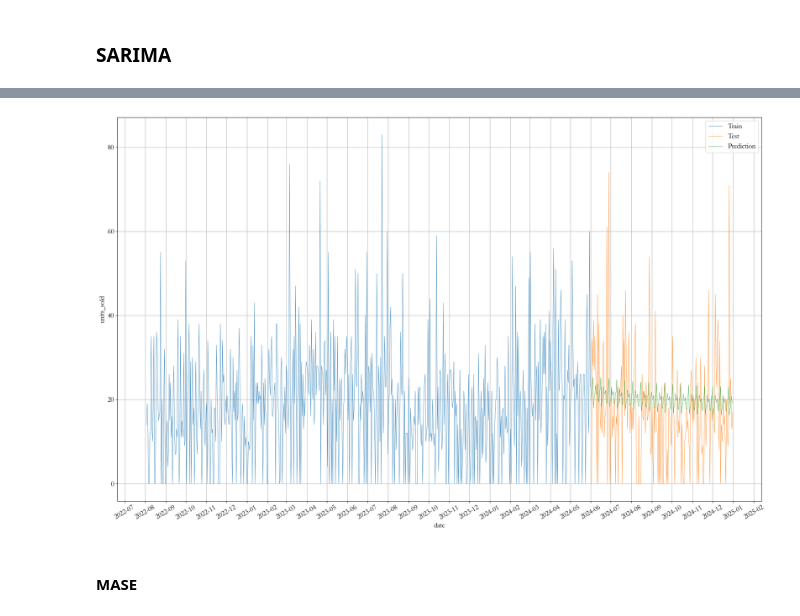
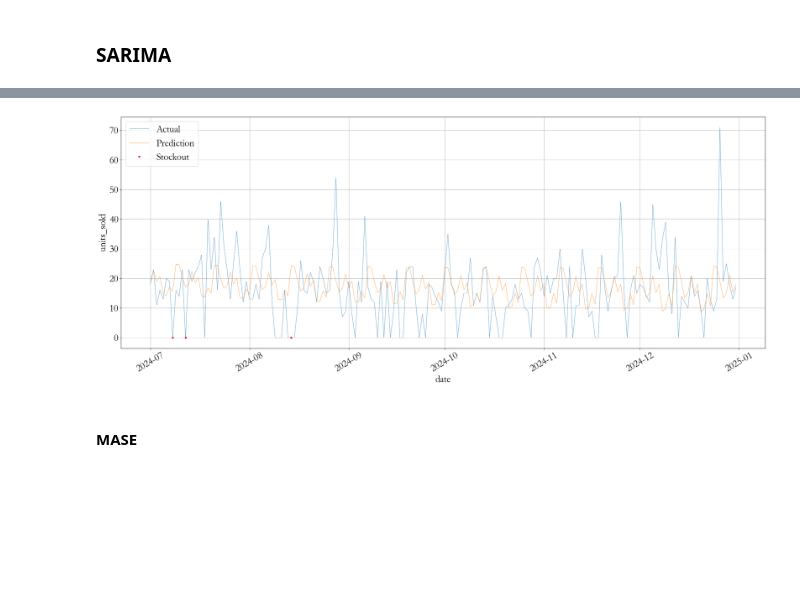
Before and after one commit to dnshwng98/fmcg_intelligent_tools, a Jupyter notebook: src/fmcg_intelligent_tools/Main.ipynb, the cells around one changed output, grey strips where cells are left out. Saved outputs shown, nothing was run; the diff lists cells and outputs as text; code cells hidden in the pictures; blank space fills up the shorter version.

```diff
--- a/src/fmcg_intelligent_tools/Untitled.ipynb
+++ b/src/fmcg_intelligent_tools/Main.ipynb
@@ -815,19 +811,20 @@ sb_naive_data_test["sb_naive_prediction"] = sb_naive_data_train[(sb_naive_data_t
 # %%
-fig, ax = plt.subplots(figsize=(15, 5))
-ax.plot(sb_naive_data_train.loc[sb_naive_data_train["date"] >= "2023-06-01"]["date"], sb_naive_data_train.loc[sb_naive_data_train["date"] >= "2023-06-01"]["units_sold"], linewidth=0.5, label="Train")
-ax.plot(sb_naive_data_test["date"], sb_naive_data_test["units_sold"], linewidth=0.5, label="Test")
-ax.plot(sb_naive_data_test["date"], sb_naive_data_test["sb_naive_prediction"], linewidth=0.5, label="Predicted")
-ax.plot(fmcg_dataset.loc[(fmcg_dataset["date"] >= "2023-06-01") & (fmcg_dataset["region"] == "PL-North") & (fmcg_dataset["sku"] == "YO-009") &  (fmcg_dataset["channel"] == "Retail") & (fmcg_dataset["stock_available"] == 0)]["date"],
-        fmcg_dataset.loc[(fmcg_dataset["date"] >= "2023-06-01") & (fmcg_dataset["region"] == "PL-North") & (fmcg_dataset["sku"] == "YO-009") &  (fmcg_dataset["channel"] == "Retail") & (fmcg_dataset["stock_available"] == 0)]["units_sold"], ".", markersize=4.0, label="Stockout")
+fig, ax = plt.subplots(figsize=(25, 10))
+# ax.plot(sb_naive_data_train.loc[sb_naive_data_train["date"] >= "2023-06-01"]["date"], sb_naive_data_train.loc[sb_naive_data_train["date"] >= "2023-06-01"]["units_sold"], linewidth=0.5, label="Train")
+ax.plot(sb_naive_data_test["date"], sb_naive_data_test["units_sold"], linewidth=0.6, label="Actual")
+ax.plot(sb_naive_data_test["date"], sb_naive_data_test["sb_naive_prediction"], linewidth=0.6, label="Prediction")
+ax.plot(fmcg_dataset.loc[(fmcg_dataset["date"] >= "2024-06-01") & (fmcg_dataset["region"] == "PL-North") & (fmcg_dataset["sku"] == "YO-009") &  (fmcg_dataset["channel"] == "Retail") & (fmcg_dataset["stock_available"] == 0)]["date"],
+        fmcg_dataset.loc[(fmcg_dataset["date"] >= "2024-06-01") & (fmcg_dataset["region"] == "PL-North") & (fmcg_dataset["sku"] == "YO-009") &  (fmcg_dataset["channel"] == "Retail") & (fmcg_dataset["stock_available"] == 0)]["units_sold"], "r.", markersize=9.0, label="Stockout")
 
 ax.xaxis.set_major_locator(mdates.MonthLocator(bymonthday=1))
-ax.set_xlabel("date", fontname="garamond", fontsize=15)
-ax.set_ylabel("units_sold", fontname="garamond", fontsize=15)
-ax.legend()
+ax.set_xlabel("Date")
+ax.set_ylabel("Units Sold")
+ax.legend(loc="upper left")
 ax.grid()
 plt.rcParams['font.family'] = 'garamond'
-plt.rcParams['font.size'] = 15
+plt.rcParams['font.size'] = 25
 plt.tight_layout()
 plt.xticks(rotation=30)
 plt.show()
+fig.savefig("season_block_naive_forecast.png")
 # %% [output]
@@ -885,6 +911,9 @@ plt.show()
+# %%
+sarima_data_train = sarima_data[(sarima_data["date"] < "2024-07-01")].copy()
+sarima_data_test = sarima_data[(sarima_data["date"] >= "2024-07-01")].copy()
 # %%
-sarima_regressor = SARIMAX(sarima_data_train["units_sold"], order=(1, 0, 1), seasonal_order=(1, 1, 1, 12))
-sarima_data_test["prediction"] = sarima_regressor.fit().forecast(steps=214).round(2)
+sarima_regressor = SARIMAX(sarima_data_train["units_sold"], order=(1, 2, 2), seasonal_order=(0, 2, 2, 12))
+sarima_data_test["prediction"] = sarima_regressor.fit().forecast(steps=184).round(2).values
 sarima_data_test
 # %% [output]
 |  | date | season | units_sold | promotion_flag | price_unit | delivery_days | year | month | week | ... |
@@ -903,18 +932,23 @@ sarima_data_test
 # %%
-fig, ax = plt.subplots(figsize=(25, 15))
+fig, ax = plt.subplots(figsize=(25, 10))
 
-ax.plot(sarima_data_train["date"], sarima_data_train["units_sold"], linewidth=.6, label="Train")
-ax.plot(sarima_data_test["date"], sarima_data_test["units_sold"], linewidth=.6, label="Test")
+ax.plot(sarima_data_test["date"], sarima_data_test["units_sold"], linewidth=.6, label="Actual")
 ax.plot(sarima_data_test["date"], sarima_data_test["prediction"], linewidth=.6, label="Prediction")
+ax.plot(fmcg_dataset.loc[(fmcg_dataset["date"] >= "2024-06-01") & (fmcg_dataset["region"] == "PL-North") & (fmcg_dataset["sku"] == "YO-009") &  (fmcg_dataset["channel"] == "Retail") & (fmcg_dataset["stock_available"] == 0)]["date"],
+        fmcg_dataset.loc[(fmcg_dataset["date"] >= "2024-06-01") & (fmcg_dataset["region"] == "PL-North") & (fmcg_dataset["sku"] == "YO-009") &  (fmcg_dataset["channel"] == "Retail") & (fmcg_dataset["stock_available"] == 0)]["units_sold"], "r.", markersize=8.0, label="Stockout")
 ax.set_xlabel("date")
 ax.set_ylabel("units_sold")
 ax.xaxis.set_major_locator(mdates.MonthLocator(bymonthday=1))
 ax.legend()
 ax.grid(True)
+plt.rcParams['font.family'] = 'garamond'
+plt.rcParams['font.size'] = 25
+plt.tight_layout()
 plt.xticks(rotation=30)
 plt.show()
+fig.savefig("sarima.png")
 # %% [output]
-[figure, old version]
+[figure, new version]
 # %% [markdown]
 #### MASE
 # %%
```
Also changed, not shown: parts of 33 cells of this notebook.
